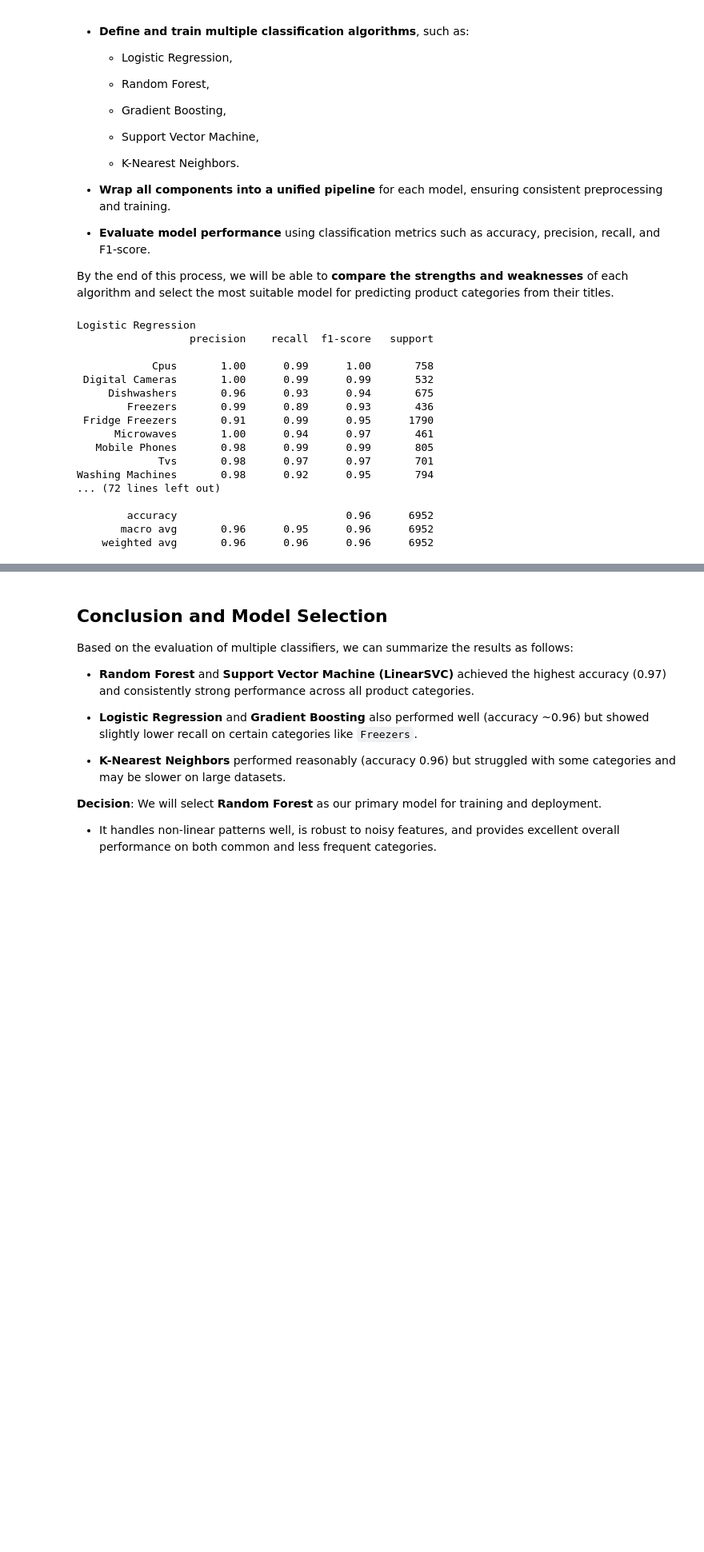
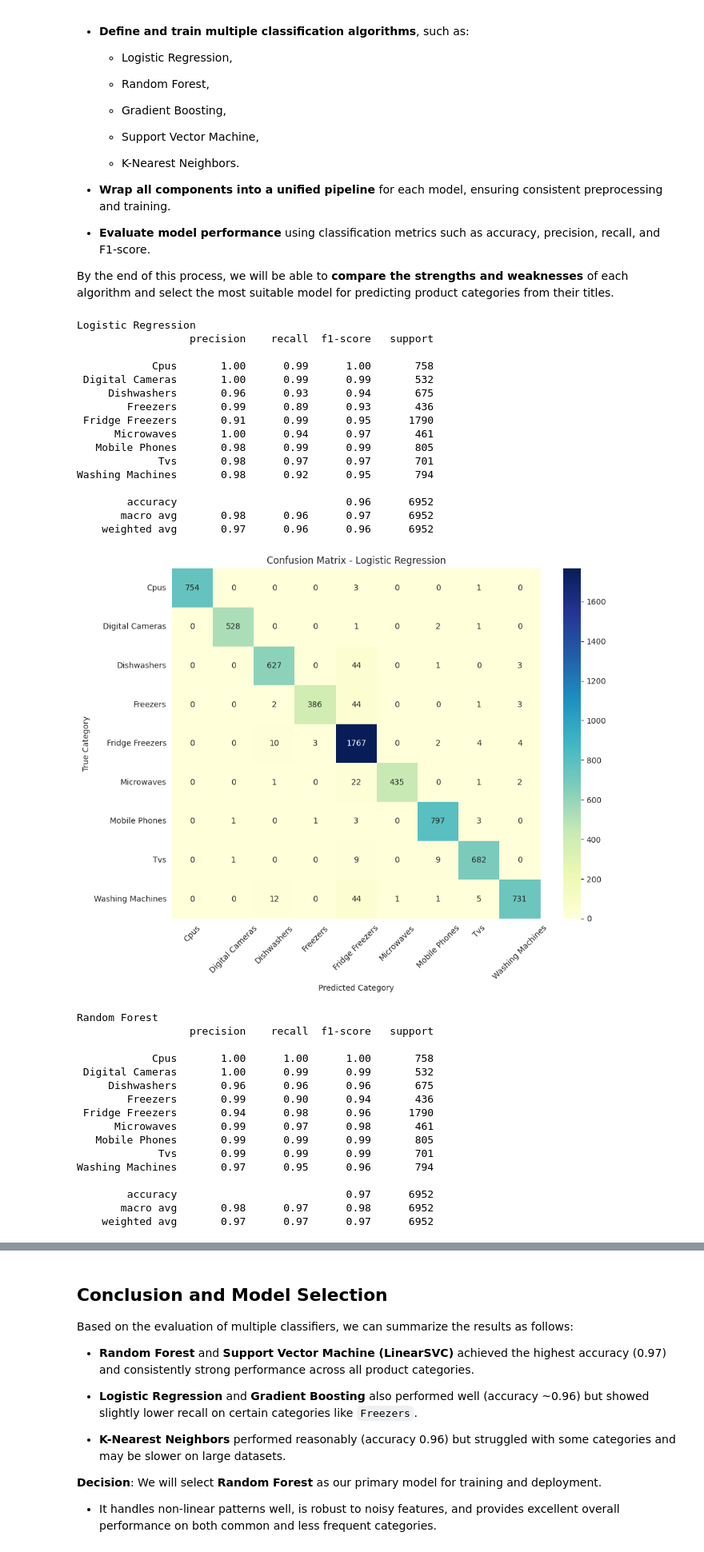
Before and after one commit to Cerasela-b/ml-product-category-classifier, a Jupyter notebook: notebook/category_classifier_analysis.ipynb, the cells around one changed output, grey strips where cells are left out. Shown: that part at 80% size. Drawn from its saved outputs; the diff is of its cells as text; code cells hidden in the pictures; blank space fills up the shorter version.

```diff
--- a/notebook/category_classifier_analysis.ipynb
+++ b/notebook/category_classifier_analysis.ipynb
@@ -592,7 +592,7 @@ from sklearn.svm import LinearSVC
 from sklearn.neighbors import KNeighborsClassifier
 
 # Evaluation metrics
-from sklearn.metrics import classification_report, accuracy_score
+from sklearn.metrics import classification_report, accuracy_score, confusion_matrix
 
 # Features and label
 X = df_model[['Product Title', 'Product Title Length']]
@@ -619,33 +619,64 @@ models = {
     "Support Vector Machine": LinearSVC(max_iter=10000),
     "K-Nearest Neighbors": KNeighborsClassifier()
 }
 
 # Train and evaluate
 for name, model in models.items():
     print(f"\n{name}")
     pipeline = Pipeline([
         ("preprocessing", preprocessor),
         ("classifier", model)
     ])
 
     pipeline.fit(X_train, y_train)
     y_pred = pipeline.predict(X_test)
     print(classification_report(y_test, y_pred))
+
+    # Confusion matrix
+    cm = confusion_matrix(y_test, y_pred, labels=pipeline.classes_)
+
+    plt.figure(figsize=(10,8))
+    sns.heatmap(cm, annot=True, fmt='d', cmap='YlGnBu',
+                xticklabels=pipeline.classes_,
+                yticklabels=pipeline.classes_)
+    plt.xlabel("Predicted Category")
+    plt.ylabel("True Category")
+    plt.title(f"Confusion Matrix - {name}")
+    plt.xticks(rotation=45)
+    plt.yticks(rotation=0)
+    plt.tight_layout()
+    plt.show()
 # %% [output]
 Logistic Regression
                   precision    recall  f1-score   support
 
             Cpus       1.00      0.99      1.00       758
  Digital Cameras       1.00      0.99      0.99       532
      Dishwashers       0.96      0.93      0.94       675
         Freezers       0.99      0.89      0.93       436
  Fridge Freezers       0.91      0.99      0.95      1790
       Microwaves       1.00      0.94      0.97       461
    Mobile Phones       0.98      0.99      0.99       805
              Tvs       0.98      0.97      0.97       701
 Washing Machines       0.98      0.92      0.95       794
-... (72 lines left out)
 
         accuracy                           0.96      6952
-       macro avg       0.96      0.95      0.96      6952
-    weighted avg       0.96      0.96      0.96      6952
+       macro avg       0.98      0.96      0.97      6952
+    weighted avg       0.97      0.96      0.96      6952
+[figure, added]
+Random Forest
+                  precision    recall  f1-score   support
+
+            Cpus       1.00      1.00      1.00       758
+ Digital Cameras       1.00      0.99      0.99       532
+     Dishwashers       0.96      0.96      0.96       675
+        Freezers       0.99      0.90      0.94       436
+ Fridge Freezers       0.94      0.98      0.96      1790
+      Microwaves       0.99      0.97      0.98       461
+   Mobile Phones       0.99      0.99      0.99       805
+             Tvs       0.99      0.99      0.99       701
+Washing Machines       0.97      0.95      0.96       794
+
+        accuracy                           0.97      6952
+       macro avg       0.98      0.97      0.98      6952
+    weighted avg       0.97      0.97      0.97      6952
```
Also changed, not shown: parts of 1 cell of this notebook.
